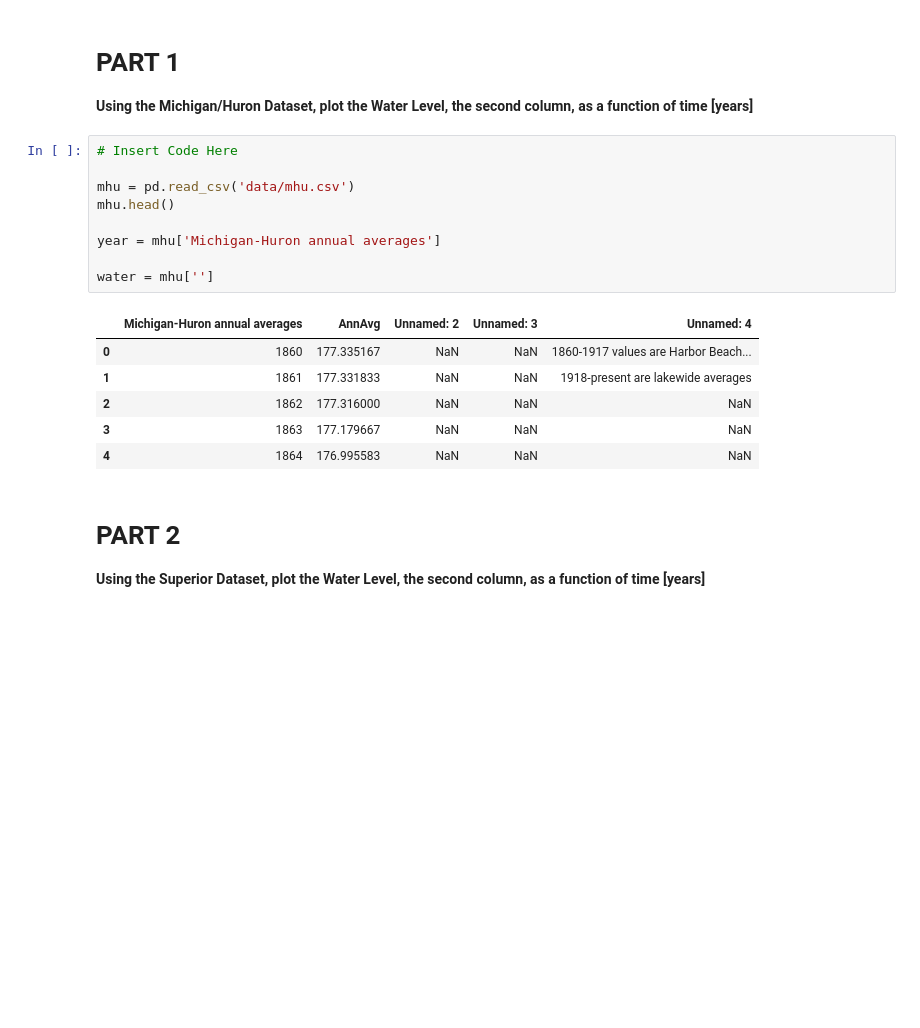
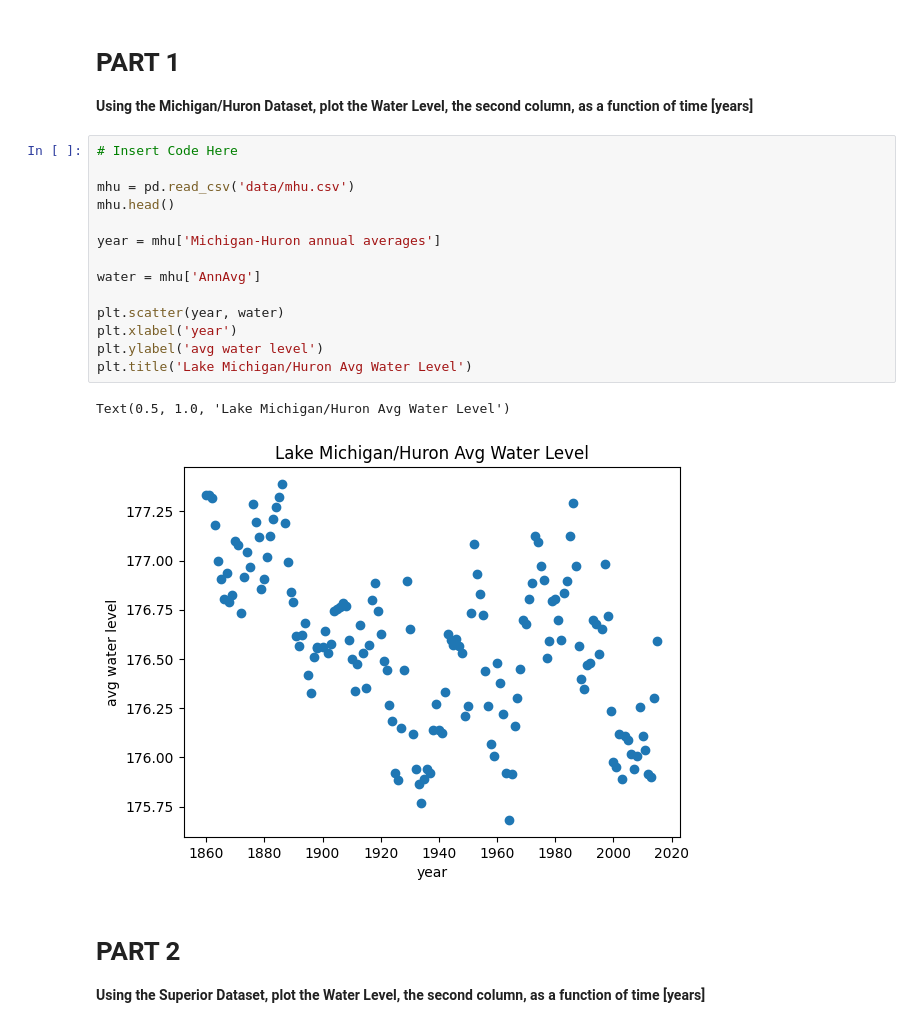
Before and after one commit to Craigsa72/CMSE202_Git_Started, a Jupyter notebook: Great_Lakes_and_Grand_River.ipynb, the cells around one changed output. Cells and saved outputs as stored; diff of their text form; blank space fills up the shorter version.

```diff
--- a/Great_Lakes_and_Grand_River.ipynb
+++ b/Great_Lakes_and_Grand_River.ipynb
@@ -31,19 +31,20 @@ This notebook **might look very familiar!** It is based off a CMSE 201 assignmen
 # %%
 # Insert Code Here
 
 mhu = pd.read_csv('data/mhu.csv')
 mhu.head()
 
 year = mhu['Michigan-Huron annual averages']
 
-water = mhu['']
+water = mhu['AnnAvg']
+
+plt.scatter(year, water)
+plt.xlabel('year')
+plt.ylabel('avg water level')
+plt.title('Lake Michigan/Huron Avg Water Level')
 # %% [output]
-|  | Michigan-Huron annual averages | AnnAvg | Unnamed: 2 | Unnamed: 3 | Unnamed: 4 |
-| 0 | 1860 | 177.335167 | NaN | NaN | 1860-1917 values are Harbor Beach... |
-| 1 | 1861 | 177.331833 | NaN | NaN | 1918-present are lakewide averages |
-| 2 | 1862 | 177.316000 | NaN | NaN | NaN |
-| 3 | 1863 | 177.179667 | NaN | NaN | NaN |
-| 4 | 1864 | 176.995583 | NaN | NaN | NaN |
+Text(0.5, 1.0, 'Lake Michigan/Huron Avg Water Level')
+[figure, added]
 # %% [markdown]
 # PART 2
 
```
